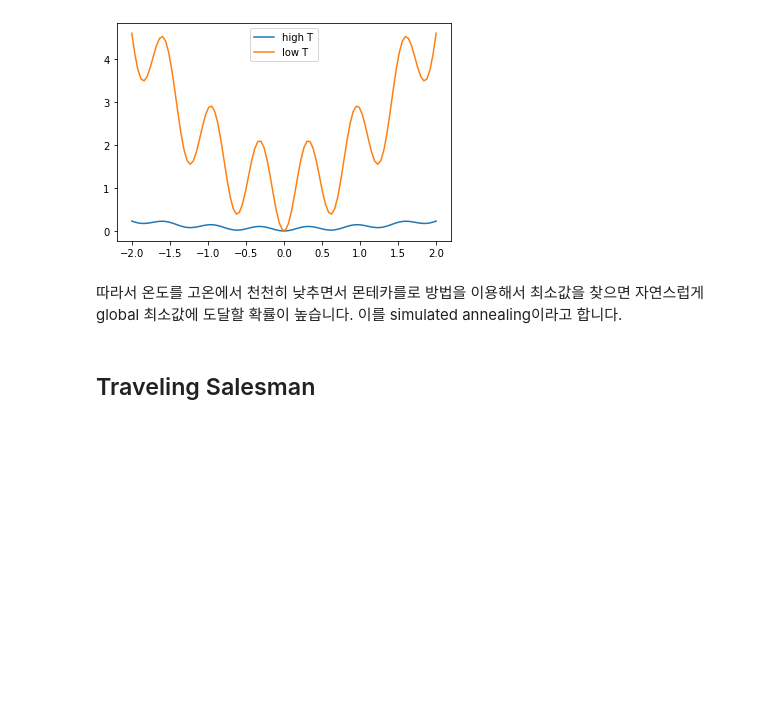
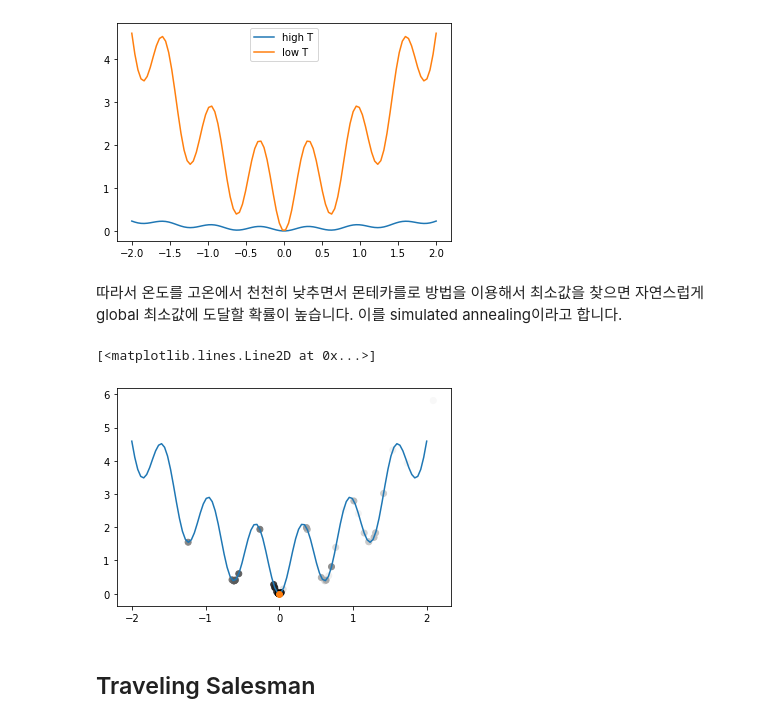
Before and after one commit to bjmin/bmin_comphys, a Jupyter notebook: cp/cp10/comphys10-3.ipynb, the cells around one changed output. Drawn from its saved outputs; the diff is of its cells as text; code cells hidden in the pictures; blank space fills up the shorter version.

```diff
--- a/cp/cp10/comphys10-3.ipynb
+++ b/cp/cp10/comphys10-3.ipynb
@@ -53,5 +53,42 @@ plt.legend()
 [figure]
 # %% [markdown]
 따라서 온도를 고온에서 천천히 낮추면서 몬테카를로 방법을 이용해서 최소값을 찾으면 자연스럽게 global 최소값에 도달할 확률이 높습니다. 이를 simulated annealing이라고 합니다.
+# %%
+import random
+import numpy as np
+import matplotlib.pyplot as plt
+
+def f(x):
+    return x**2-np.cos(10*x)+1 # 에너지
+
+mcs=10
+def mc(b,x):
+    for t in range(mcs):
+        newx=x+random.gauss(0,0.2) # 가우시안 랜덤 variable
+        DE=f(newx)-f(x)
+        if DE<0:
+            x=newx # 상태 바꾸기
+        elif random.random()<np.exp(-b*DE):
+            x=newx
+    return x
+
+x, Tmax=1.5, 10
+traj=[x]
+y = [f(x)]
+co = [0]
+
+for i in range(50):
+    T=Tmax*np.exp(-i/10) # cooling
+    x=mc(1/T,x)
+    traj=np.append(traj,x)
+    y=np.append(y,f(x))
+    co=np.append(co,i+1)
+# %%
+plt.plot(z,f(z))
+plt.scatter(traj,y,c=co,cmap='Greys')
+plt.plot(traj[-1],y[-1],'o')
+# %% [output]
+[<matplotlib.lines.Line2D at 0x...>]
+[figure, added]
 # %% [markdown]
 ## Traveling Salesman
```
